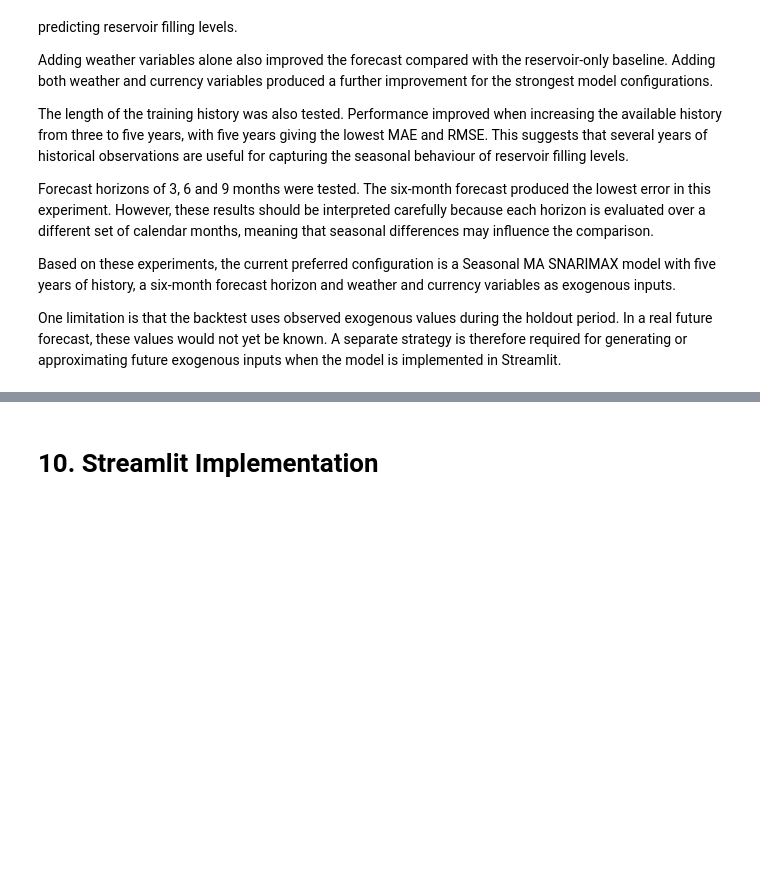
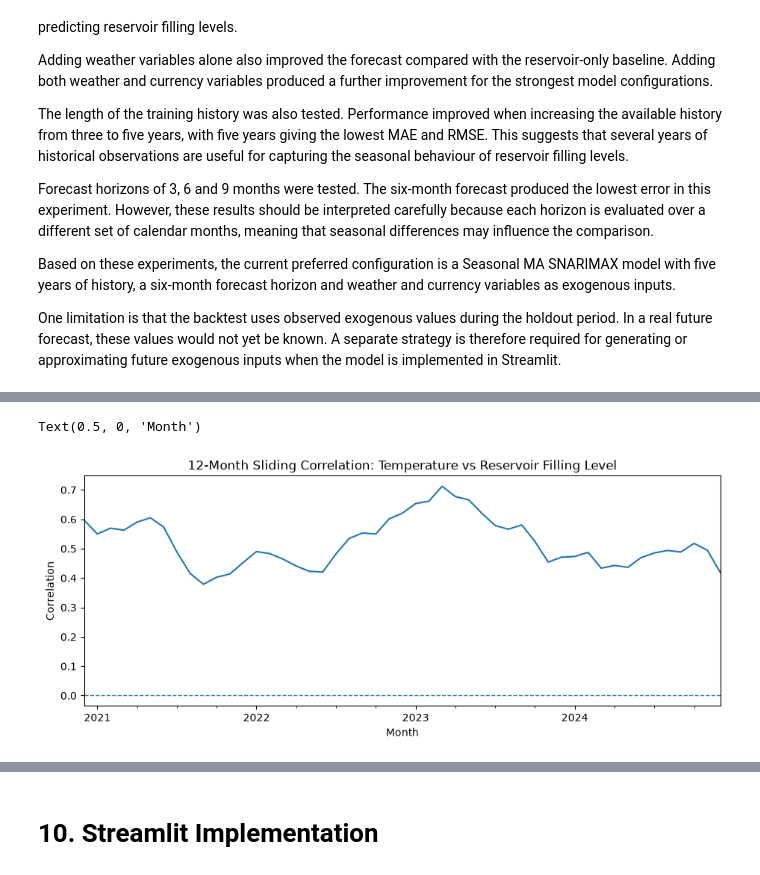
Before and after one commit to VasiliiAnderson/ind320-project, a Jupyter notebook: notebooks/compulsory_4.ipynb, the cells around one changed output, grey strips where cells are left out. Cells and saved outputs as stored; diff of their text form; code cells hidden in the pictures; blank space fills up the shorter version.

Commit message:
Add correlation analysis and Streamlit structure plan

```diff
--- a/notebooks/compulsory_4.ipynb
+++ b/notebooks/compulsory_4.ipynb
@@ -1619,0 +1731,14 @@ One limitation is that the backtest uses observed exogenous values during the ho
+# %%
+corr_temperature = (
+    sliding_window_correlation(
+        correlation_data,
+        weather_property="avg_temperature",
+        reservoir_property="fill_level",
+        lag=0,
+        window=12,
+    )
+)
+
+display(
+    corr_temperature.head()
+)
@@ -1619,0 +1753,27 @@ One limitation is that the backtest uses observed exogenous values during the ho
+# %%
+ax = corr_temperature[
+    "correlation"
+].plot(
+    figsize=(11, 4),
+    title=(
+        "12-Month Sliding Correlation: "
+        "Temperature vs Reservoir Filling Level"
+    ),
+)
+
+ax.axhline(
+    0,
+    linestyle="--",
+    linewidth=1,
+)
+
+ax.set_ylabel(
+    "Correlation"
+)
+
+ax.set_xlabel(
+    "Month"
+)
+# %% [output]
+Text(0.5, 0, 'Month')
+[figure, added]
```
Also changed, not shown: parts of 18 cells of this notebook.
